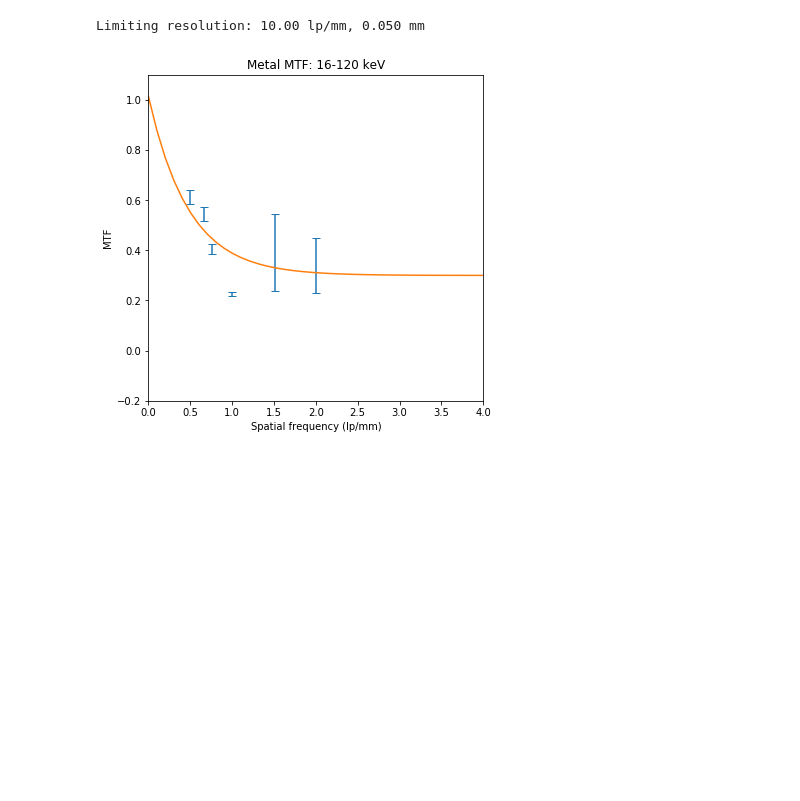
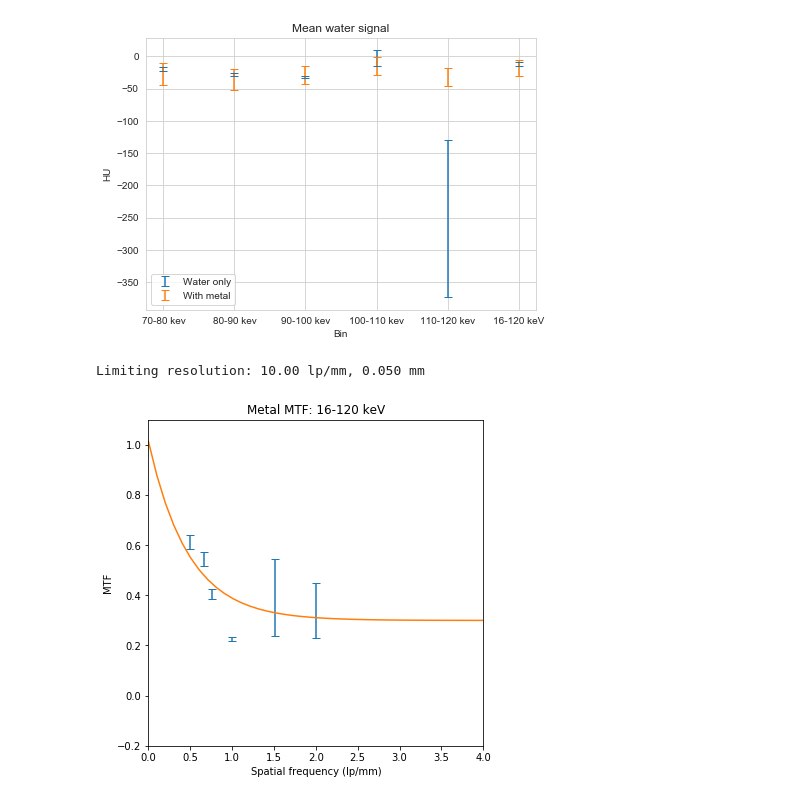
Before and after one commit to drichts/Reconstruction, a Jupyter notebook: mtf/plot_mtf.ipynb, the cells around one changed output. Cells and saved outputs as stored; diff of their text form; code cells hidden in the pictures; blank space fills up the shorter version.

```diff
--- a/mtf/plot_mtf.ipynb
+++ b/mtf/plot_mtf.ipynb
@@ -52,3 +121,67 @@ fig.show()
+# %%
+import os
+import numpy as np
+import matplotlib.pyplot as plt
+import seaborn as sns
+
+directory = r'D:\OneDrive - University of Victoria\Research\LDA Data'
+folder = '21-05-05_CT_metal_artifact'
+water_sub = 'water_only'
+sub = '3_metal'
+
+bin_width = 1  # Multiples of 10
+thresholds = [70, 80, 90, 100, 110, 120]
+
+# Load the metal artifact data
+data = np.load(os.path.join(directory, folder, sub, 'Norm CT', 'CT_norm.npy'))[:, 11:14]
+num_bins = np.shape(data)[0]
+mtf_data = np.load(os.path.join(directory, folder, sub, 'water_mtf.npy'))
+
+# Load the water data to compare
+water_data = np.load(os.path.join(directory, folder, water_sub, 'Norm CT', 'CT_norm.npy'))[:, 11:14]
+mtf_water = np.load(os.path.join(directory, folder, water_sub, 'water_mtf.npy'))
+
+mean_data = np.zeros((num_bins, 3))
+mean_water = np.zeros((num_bins, 3))  # number of bins, slices
+for i in range(num_bins):
+    for z in range(3):
+        mean_data[i, z] = np.nanmean(data[i, z]*mtf_data)
+        mean_water[i, z] = np.nanmean(water_data[i, z]*mtf_water)
+
+# Get the std of the noise over the slices
+std_data = np.std(mean_data, axis=1)
+std_water = np.std(mean_water, axis=1)
+
+# Get the x tick labels
+labels = []
+if bin_width == 1:
+    for i in range(num_bins-bin_width):
+        labels.append(f'{thresholds[i]}-{thresholds[i+1]} kev')
+    labels.append('16-120 keV')
+else:
+    for i in range(num_bins):
+        labels.append(f'{thresholds[i]}-{thresholds[i+(bin_width)]} kev')
+
+# Take the mean of the noise over the slices
+mean_data = np.mean(mean_data, axis=1)
+mean_water = np.mean(mean_water, axis=1)
+
+sns.set_style('whitegrid')
+fig = plt.figure(figsize=(7, 5))
+plt.errorbar(np.arange(num_bins), mean_water, yerr=std_water, capsize=4, fmt='none')
+plt.errorbar(np.arange(num_bins), mean_data, yerr=std_data, capsize=4, fmt='none')
+plt.xticks(np.arange(num_bins), labels)
+plt.title(f'Mean water signal')
+plt.legend(['Water only', 'With metal'])
+plt.ylabel('HU')
+plt.xlabel('Bin')
+
+
+fig.subplots_adjust(wspace=0.3, hspace=0.3)
+fig.show()
+fig.savefig(os.path.join(directory, folder, sub+'_water.png'), dpi=500)
+# %% [output]
+[figure, added]
 # %%
 import os
 import numpy as np
```
Also changed, not shown: parts of 3 cells of this notebook, 5 other files.
